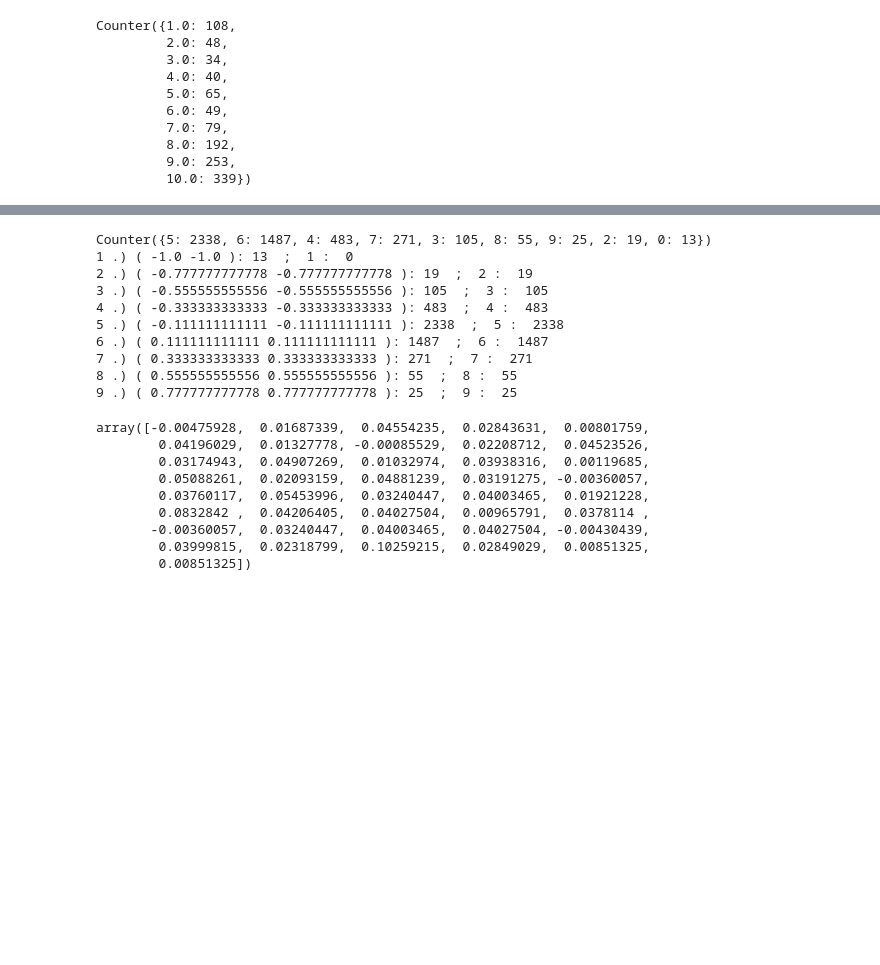
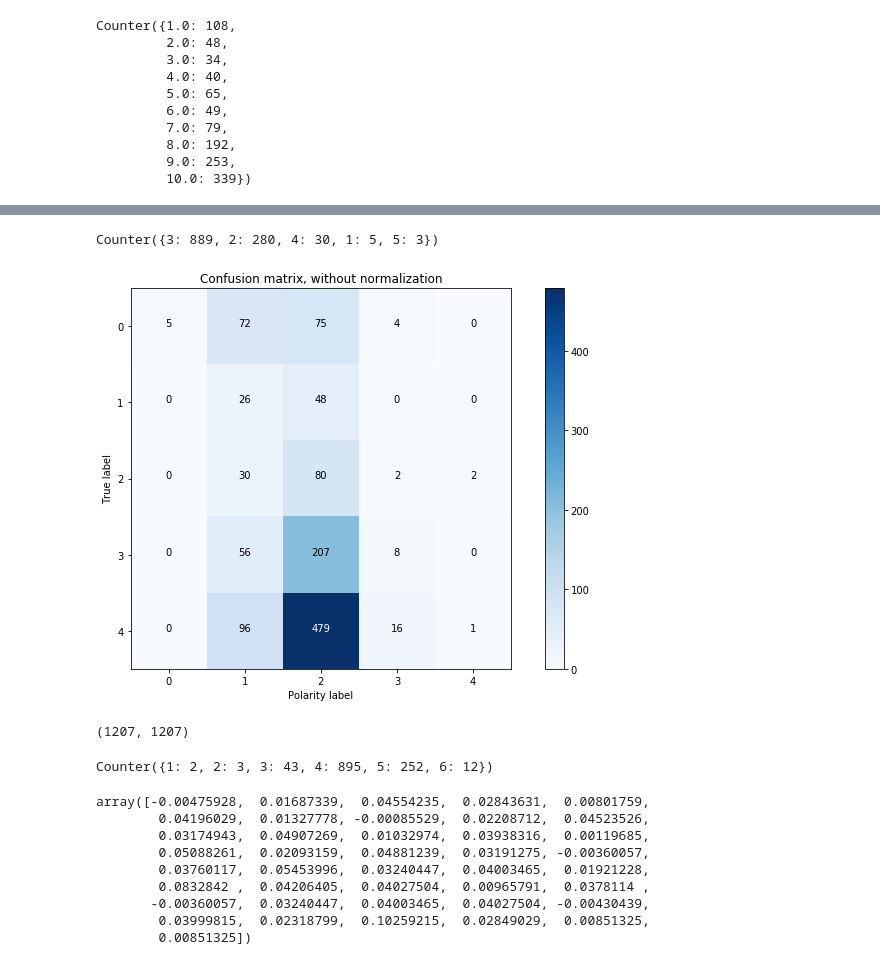
Before and after one commit to ebertucc/snooprx, a Jupyter notebook: All_models.ipynb, the cells around one changed output, grey strips where cells are left out. Saved outputs shown, nothing was run; the diff lists cells and outputs as text; code cells hidden in the pictures; blank space fills up the shorter version.

```diff
--- a/All_models.ipynb
+++ b/All_models.ipynb
@@ -259,7 +259,7 @@ classifiers = {'Decision Tree': DecisionTreeClassifier(),'mlp classifier': MLPCl
 def plot_confusion_matrix(fig, ax, cm, classes,
                           normalize=False,
                           title='Confusion matrix',
-                          cmap=plt.cm.Blues):
+                          cmap=plt.cm.Blues, x_label='Predicted label'):
     """
     This function prints and plots the confusion matrix.
     Normalization can be applied by setting `normalize=True`.
@@ -283,7 +283,7 @@ def plot_confusion_matrix(fig, ax, cm, classes,
                  color="white" if cm[i, j] > thresh else "black")
 
     ax.set_ylabel('True label')
-    ax.set_xlabel('Predicted label')
+    ax.set_xlabel(x_label)
 # %%
 import matplotlib.cm as cm
 from matplotlib import gridspec
@@ -701,33 +701,38 @@ plot_confusion_matrix(fig, ax3, cnf_matrix, classes=target_names,
 # %%
 blob_scores = []
 for ik in range(len(dataset.data)):
     blob = TextBlob(dataset.data[ik])
     blob_scores.append(blob.polarity)
 
 blob_scores = np.array(blob_scores)
-hist, bin_edges = np.histogram(blob_scores, bins=9) #int(len(blob_scores)/10))
-bin_inds = np.digitize(blob_scores,bin_edges,right=True) #[bn+1 for bn in np.digitize(blob_scores,bin_edges,right=True)]
+hist, bin_edges = np.histogram(blob_scores, bins=5) #int(len(blob_scores)/10))
+bins = np.linspace(-1, 1, 5)
+bin_inds = np.digitize(blob_scores, bins)
+# bin_inds = np.digitize(blob_scores,bin_edges,right=True) #[bn+1 for bn in np.digitize(blob_scores,bin_edges,right=True)]
 
 from collections import Counter
 c = Counter(bin_inds)
 print(c)
 
-for ik in range(len(c)):
-    print(ik+1,'.) (', bin_edges[ik], bin_edges[ik],'):', hist[ik],' ; ', str(ik+1),': ', c[ik+1])
+title_text = 'Predicted score relative to Polarity score'
+fig, (ax4) = plt.subplots(nrows=1, ncols=1, figsize=figSize, facecolor='w')
 
-
-title_text = 'Predicted score relative to Polarity score'
+cnf_matrix = confusion_matrix(labels, bin_inds)
+np.set_printoptions(precision=2)
+plot_confusion_matrix(fig, ax4, cnf_matrix, classes=target_names,
+                          title='Confusion matrix, without normalization', x_label = 'Polarity label')
 # %% [output]
-Counter({5: 2338, 6: 1487, 4: 483, 7: 271, 3: 105, 8: 55, 9: 25, 2: 19, 0: 13})
-1 .) ( -1.0 -1.0 ): 13  ;  1 :  0
-2 .) ( -0.777777777778 -0.777777777778 ): 19  ;  2 :  19
-3 .) ( -0.555555555556 -0.555555555556 ): 105  ;  3 :  105
-4 .) ( -0.333333333333 -0.333333333333 ): 483  ;  4 :  483
-5 .) ( -0.111111111111 -0.111111111111 ): 2338  ;  5 :  2338
-6 .) ( 0.111111111111 0.111111111111 ): 1487  ;  6 :  1487
-7 .) ( 0.333333333333 0.333333333333 ): 271  ;  7 :  271
-8 .) ( 0.555555555556 0.555555555556 ): 55  ;  8 :  55
-9 .) ( 0.777777777778 0.777777777778 ): 25  ;  9 :  25
+Counter({3: 889, 2: 280, 4: 30, 1: 5, 5: 3})
+[figure, added]
+# %%
+len(labels), len(bin_inds)
+# %% [output]
+(1207, 1207)
+# %%
+bin_inds_adj = [ik+1 for ik in bin_inds]
+Counter(bin_inds_adj)
+# %% [output]
+Counter({1: 2, 2: 3, 3: 43, 4: 895, 5: 252, 6: 12})
 # %%
 ith_cluster_silhouette_values = sample_silhouette_values[np.array(y_pred) == 1]
 ith_cluster_silhouette_values
```
Also changed, not shown: parts of 13 cells of this notebook.
